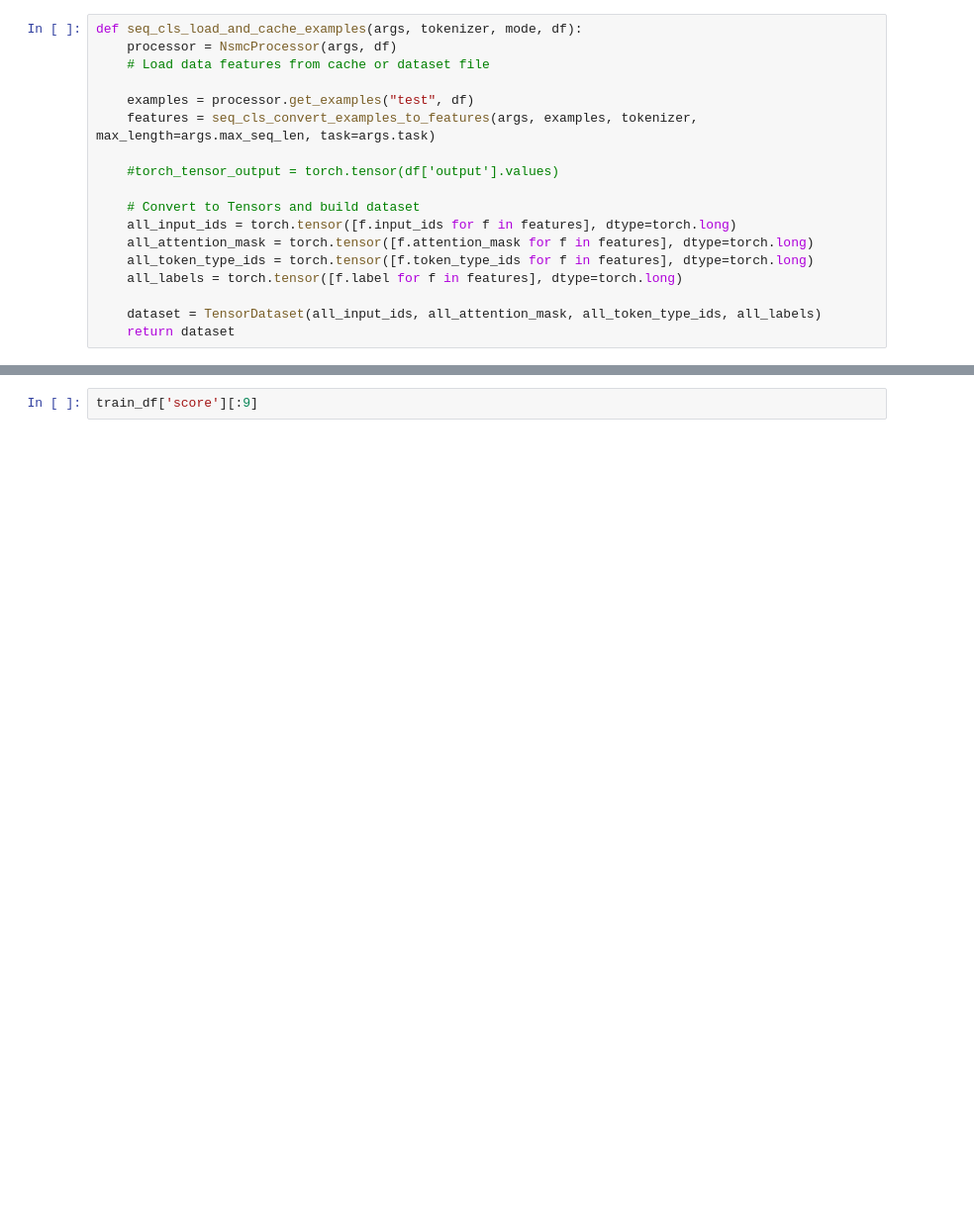
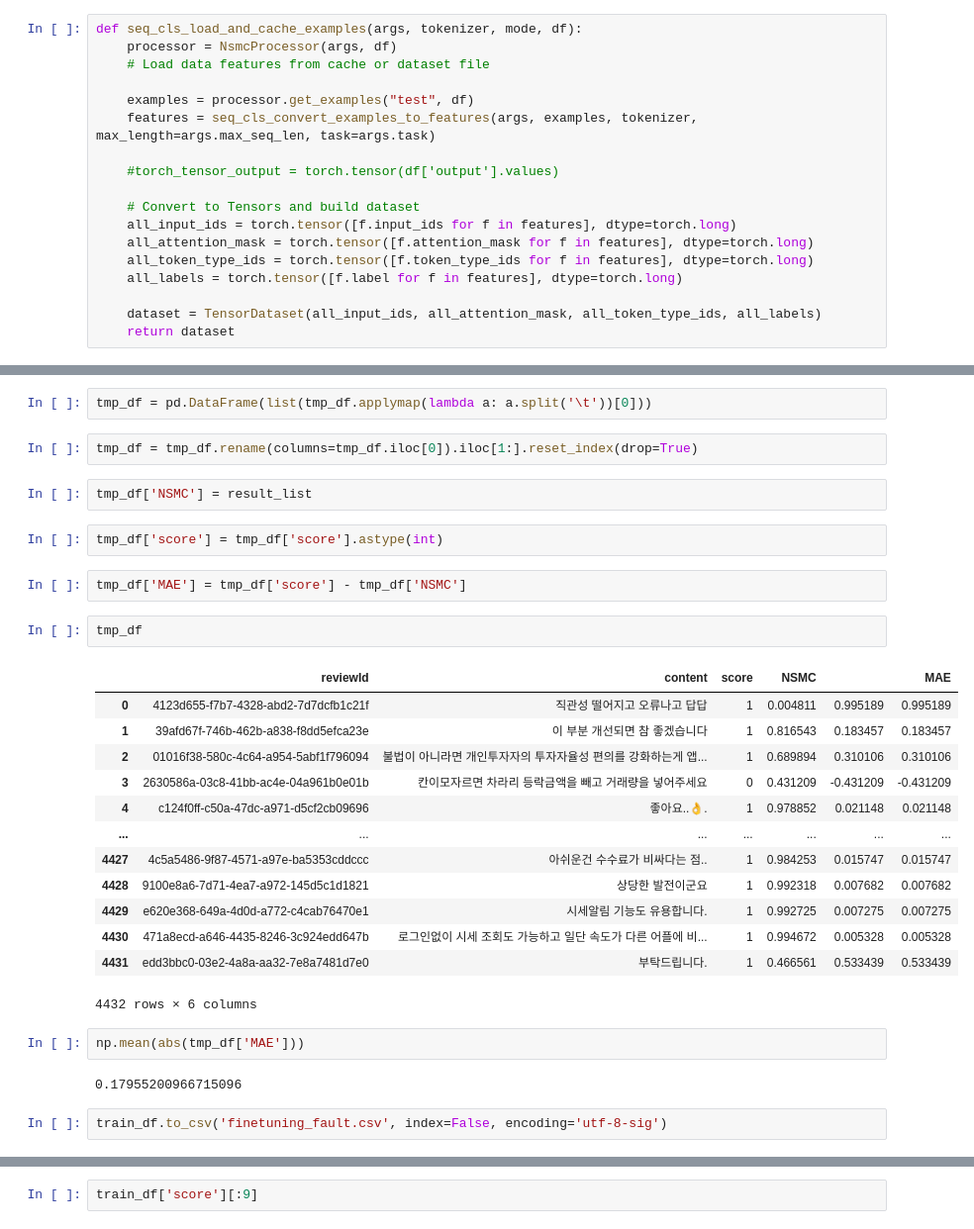
Before and after one commit to hjgp/KoELECTRA, a Jupyter notebook: test_nsmc.ipynb, the cells around one changed output, grey strips where cells are left out. Shown at 99% size. Drawn from its saved outputs; the diff is of its cells as text; blank space fills up the shorter version.

```diff
--- a/test_nsmc.ipynb
+++ b/test_nsmc.ipynb
@@ -239,0 +352,32 @@ array([[9.9700373e-01, 2.9962957e-03],
+# %%
+tmp_df = pd.DataFrame(list(tmp_df.applymap(lambda a: a.split('\t'))[0]))
+# %%
+tmp_df = tmp_df.rename(columns=tmp_df.iloc[0]).iloc[1:].reset_index(drop=True)
+# %%
+tmp_df['NSMC'] = result_list
+# %%
+tmp_df['score'] = tmp_df['score'].astype(int)
+# %%
+tmp_df['MAE'] = tmp_df['score'] - tmp_df['NSMC']
+# %%
+tmp_df
+# %% [output]
+|  | reviewId | content | score | NSMC |  | MAE |
+| 0 | 4123d655-f7b7-4328-abd2-7d7dcfb1c21f | 직관성 떨어지고 오류나고 답답 | 1 | 0.004811 | 0.995189 | 0.995189 |
+| 1 | 39afd67f-746b-462b-a838-f8dd5efca23e | 이 부분 개선되면 참 좋겠습니다 | 1 | 0.816543 | 0.183457 | 0.183457 |
+| 2 | 01016f38-580c-4c64-a954-5abf1f796094 | 불법이 아니라면 개인투자자의 투자자율성 편의를 강화하는게 앱... | 1 | 0.689894 | 0.310106 | 0.310106 |
+| 3 | 2630586a-03c8-41bb-ac4e-04a961b0e01b | 칸이모자르면 차라리 등락금액을 빼고 거래량을 넣어주세요 | 0 | 0.431209 | -0.431209 | -0.431209 |
+| 4 | c124f0ff-c50a-47dc-a971-d5cf2cb09696 | 좋아요..👌. | 1 | 0.978852 | 0.021148 | 0.021148 |
+| ... | ... | ... | ... | ... | ... | ... |
+| 4427 | 4c5a5486-9f87-4571-a97e-ba5353cddccc | 아쉬운건 수수료가 비싸다는 점.. | 1 | 0.984253 | 0.015747 | 0.015747 |
+| 4428 | 9100e8a6-7d71-4ea7-a972-145d5c1d1821 | 상당한 발전이군요 | 1 | 0.992318 | 0.007682 | 0.007682 |
+| 4429 | e620e368-649a-4d0d-a772-c4cab76470e1 | 시세알림 기능도 유용합니다. | 1 | 0.992725 | 0.007275 | 0.007275 |
+| 4430 | 471a8ecd-a646-4435-8246-3c924edd647b | 로그인없이 시세 조회도 가능하고 일단 속도가 다른 어플에 비... | 1 | 0.994672 | 0.005328 | 0.005328 |
+| 4431 | edd3bbc0-03e2-4a8a-aa32-7e8a7481d7e0 | 부탁드립니다. | 1 | 0.466561 | 0.533439 | 0.533439 |
+4432 rows × 6 columns
+# %%
+np.mean(abs(tmp_df['MAE']))
+# %% [output]
+0.17955200966715096
+# %%
+train_df.to_csv('finetuning_fault.csv', index=False, encoding='utf-8-sig')
```
Also changed, not shown: parts of 35 cells of this notebook, 10 other files.
